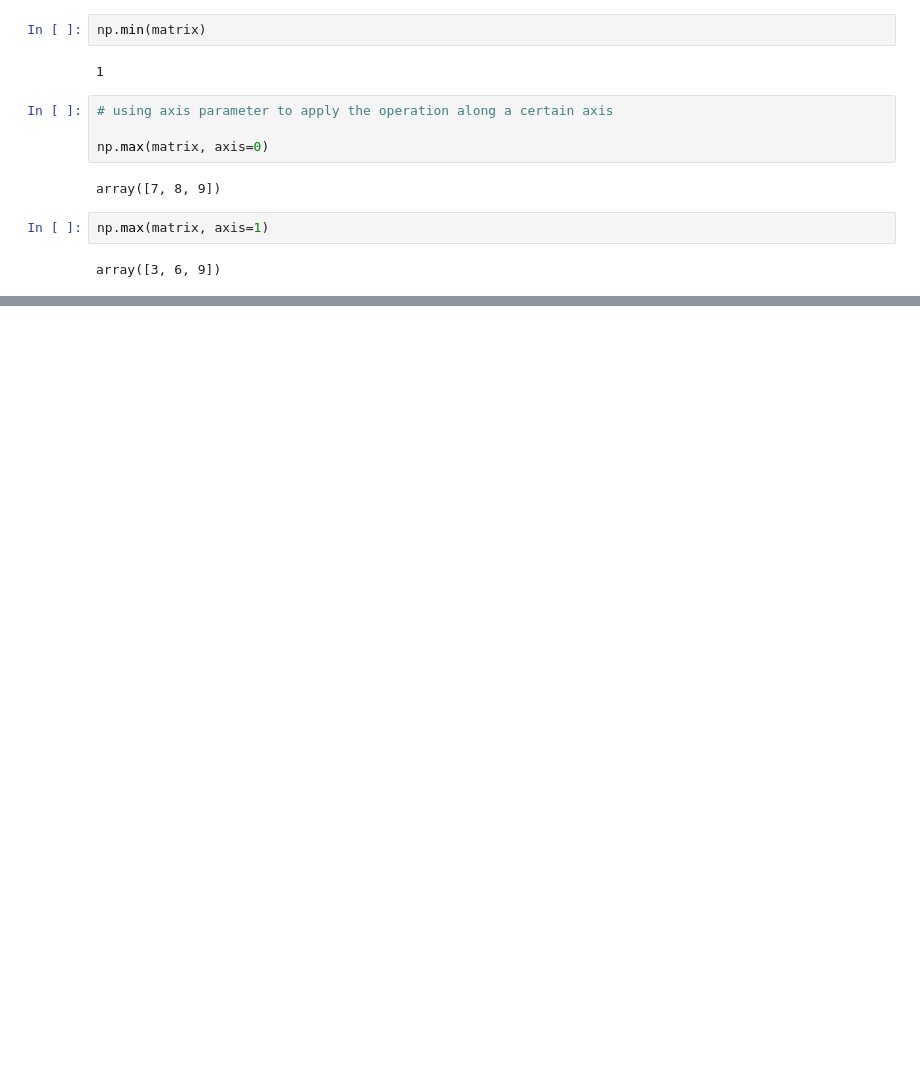
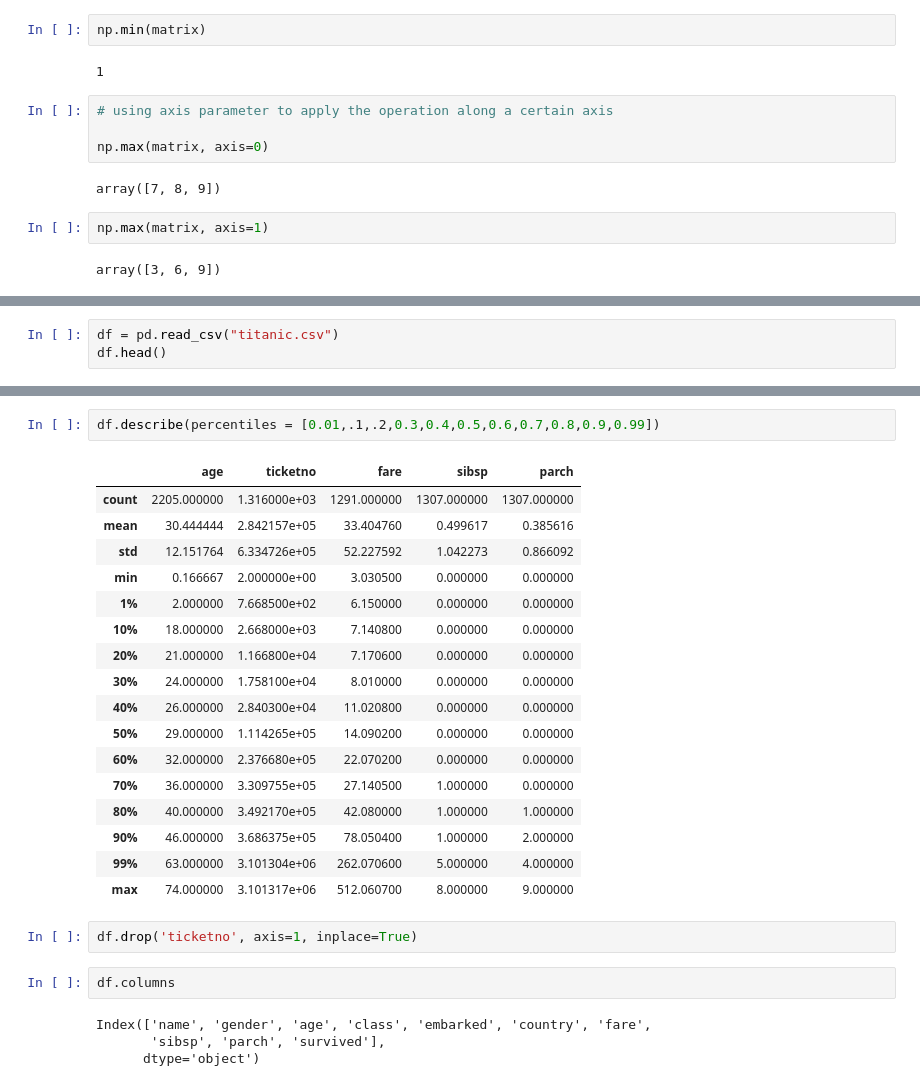
Before and after one commit to PrajwalLuitel/lambton_college_assessments, a Jupyter notebook: python_v2/class_practice/practice3.ipynb, the cells around one changed output, grey strips where cells are left out. Saved outputs shown, nothing was run; the diff lists cells and outputs as text; blank space fills up the shorter version.

Commit message:
simple operations in a dataframe

```diff
--- a/python_v2/class_practice/practice3.ipynb
+++ b/python_v2/class_practice/practice3.ipynb
@@ -178,0 +255,3 @@ array([3, 6, 9])
+# %%
+df = pd.read_csv("titanic.csv")
+df.head()
@@ -178,0 +296,28 @@ array([3, 6, 9])
+# %%
+df.describe(percentiles = [0.01,.1,.2,0.3,0.4,0.5,0.6,0.7,0.8,0.9,0.99])
+# %% [output]
+|  | age | ticketno | fare | sibsp | parch |
+| count | 2205.000000 | 1.316000e+03 | 1291.000000 | 1307.000000 | 1307.000000 |
+| mean | 30.444444 | 2.842157e+05 | 33.404760 | 0.499617 | 0.385616 |
+| std | 12.151764 | 6.334726e+05 | 52.227592 | 1.042273 | 0.866092 |
+| min | 0.166667 | 2.000000e+00 | 3.030500 | 0.000000 | 0.000000 |
+| 1% | 2.000000 | 7.668500e+02 | 6.150000 | 0.000000 | 0.000000 |
+| 10% | 18.000000 | 2.668000e+03 | 7.140800 | 0.000000 | 0.000000 |
+| 20% | 21.000000 | 1.166800e+04 | 7.170600 | 0.000000 | 0.000000 |
+| 30% | 24.000000 | 1.758100e+04 | 8.010000 | 0.000000 | 0.000000 |
+| 40% | 26.000000 | 2.840300e+04 | 11.020800 | 0.000000 | 0.000000 |
+| 50% | 29.000000 | 1.114265e+05 | 14.090200 | 0.000000 | 0.000000 |
+| 60% | 32.000000 | 2.376680e+05 | 22.070200 | 0.000000 | 0.000000 |
+| 70% | 36.000000 | 3.309755e+05 | 27.140500 | 1.000000 | 0.000000 |
+| 80% | 40.000000 | 3.492170e+05 | 42.080000 | 1.000000 | 1.000000 |
+| 90% | 46.000000 | 3.686375e+05 | 78.050400 | 1.000000 | 2.000000 |
+| 99% | 63.000000 | 3.101304e+06 | 262.070600 | 5.000000 | 4.000000 |
+| max | 74.000000 | 3.101317e+06 | 512.060700 | 8.000000 | 9.000000 |
+# %%
+df.drop('ticketno', axis=1, inplace=True)
+# %%
+df.columns
+# %% [output]
+Index(['name', 'gender', 'age', 'class', 'embarked', 'country', 'fare',
+       'sibsp', 'parch', 'survived'],
+      dtype='object')
```
Also changed, not shown: parts of 21 cells of this notebook.
